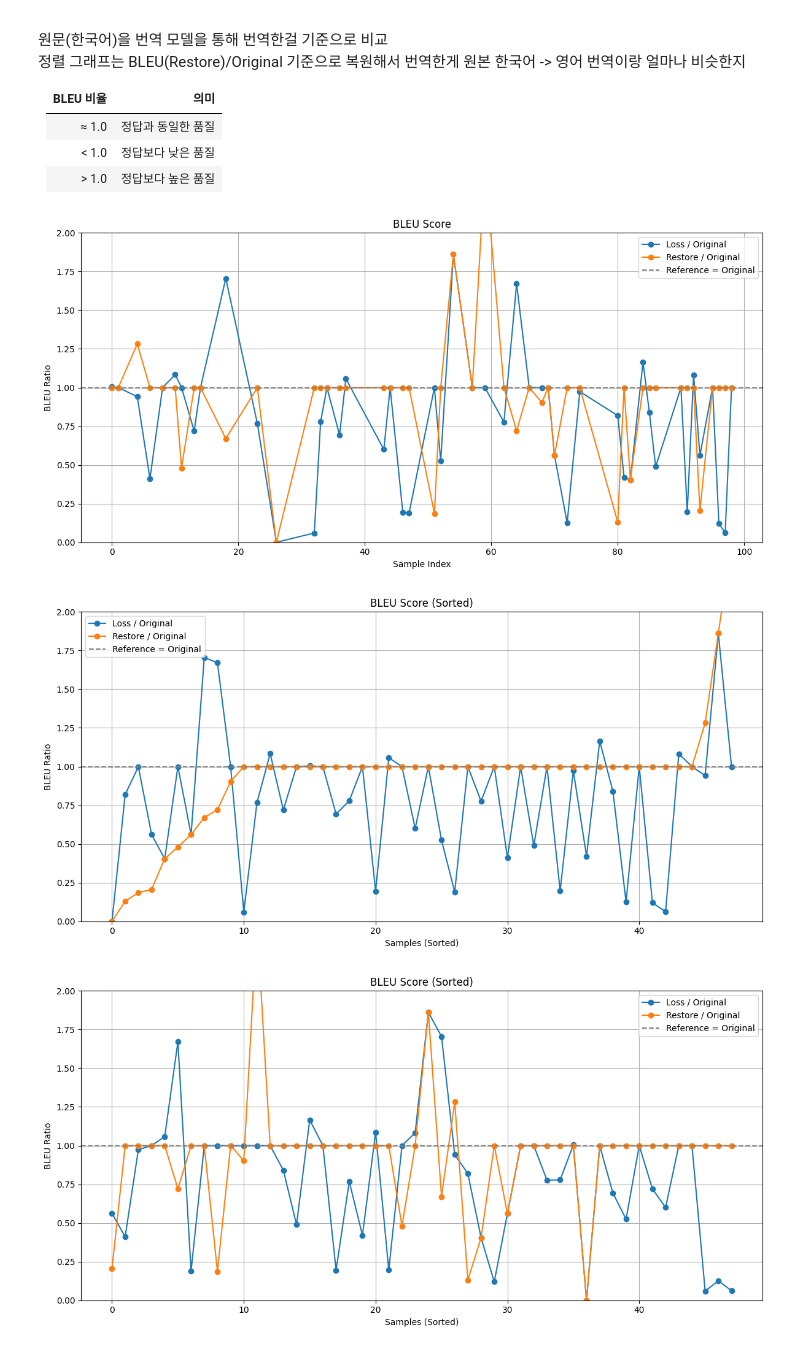
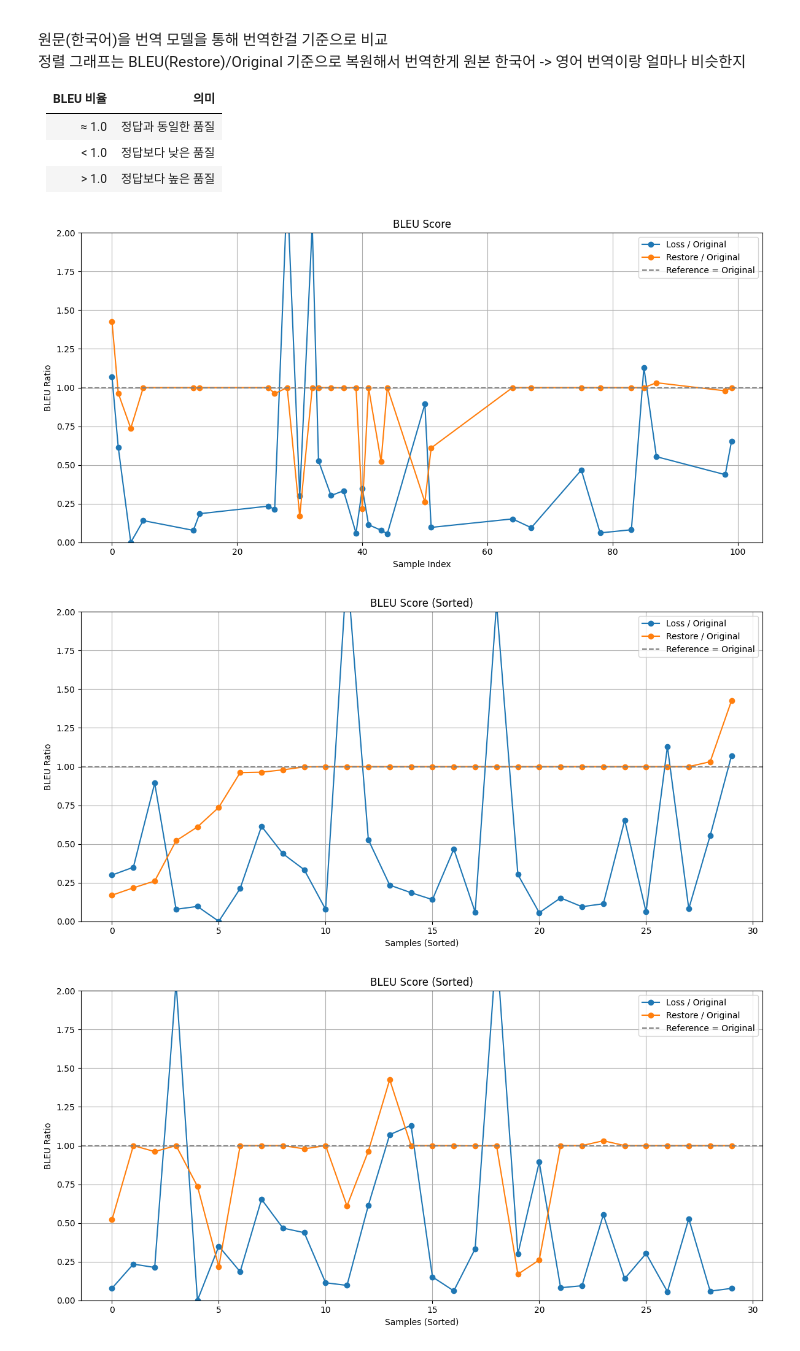
Before and after one commit to hyorim-jo/HelPago, a Jupyter notebook: notebooks/helpago.ipynb, the cells around one changed output. Cells and saved outputs as stored; diff of their text form; code cells hidden in the pictures.

```diff
--- a/notebooks/helpago.ipynb
+++ b/notebooks/helpago.ipynb
@@ -1036,7 +1101,7 @@ result_df.to_csv("/content/drive/MyDrive/models/eval_results_bleu.csv", index=Fa
 |< 1.0| 정답보다 낮은 품질|
 |> 1.0| 정답보다 높은 품질|
 # %%
-file_path = '/content/drive/MyDrive/models/kobart_restore_model_v1/eval_results_bleu.csv'
+file_path = '/content/drive/MyDrive/models/eval_results_bleu.csv'
 df = pd.read_csv(file_path)
 
 # 정답 BLEU가 0.1보다 큰 샘플만 선택
@@ -1076,34 +1141,34 @@ plt.figure(figsize=(12, 6))
 plt.plot(sample.index, sample["BLEU(Loss)/Original"], marker='o', label="Loss / Original")
 plt.plot(sample.index, sample["BLEU(Restore)/Original"], marker='o', label="Restore / Original")
 plt.axhline(1.0, linestyle='--', color='gray', label="Reference = Original")
 plt.ylim(0, 2)
 plt.xlabel("Samples (Sorted)")
 plt.ylabel("BLEU Ratio")
 plt.title("BLEU Score (Sorted)")
 plt.legend()
 plt.grid(True)
 plt.tight_layout()
 plt.show()
 
 
 # BLEU(정답) 정렬 그래프
 df_sorted = df.sort_values(by="BLEU(정답)", ascending=True).reset_index(drop=True)
 sample = df_sorted.head(100)
 
 plt.figure(figsize=(12, 6))
 plt.plot(sample.index, sample["BLEU(Loss)/Original"], marker='o', label="Loss / Original")
 plt.plot(sample.index, sample["BLEU(Restore)/Original"], marker='o', label="Restore / Original")
 plt.axhline(1.0, linestyle='--', color='gray', label="Reference = Original")
 plt.ylim(0, 2)
 plt.xlabel("Samples (Sorted)")
 plt.ylabel("BLEU Ratio")
 plt.title("BLEU Score (Sorted)")
 plt.legend()
 plt.grid(True)
 plt.tight_layout()
 plt.show()
 # %% [output]
-[figure, old version]
+[figure, new version]
-[figure, old version]
+[figure, new version]
-[figure, old version]
+[figure, new version]
 # %%
```
Also changed, not shown: parts of 28 cells of this notebook.
